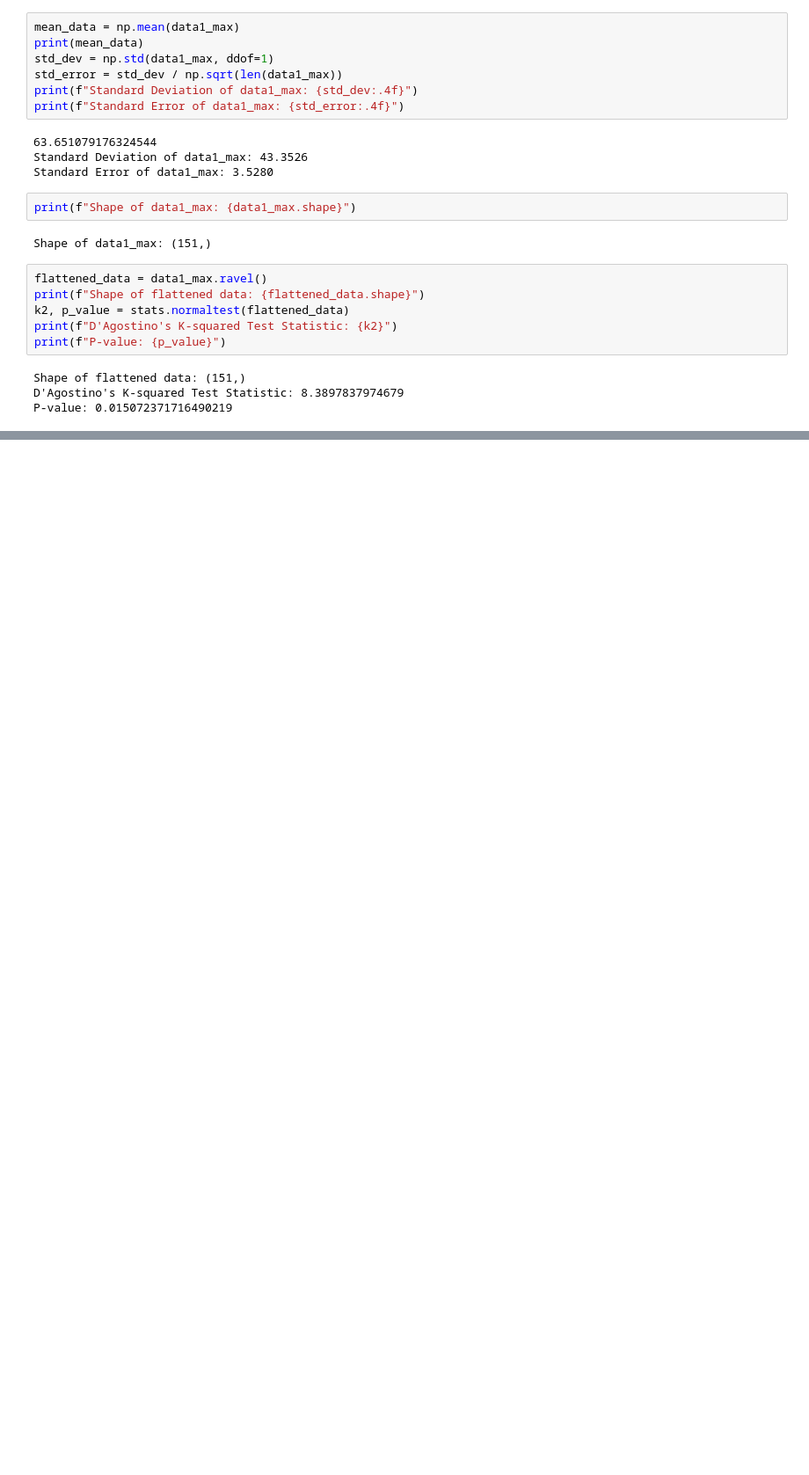
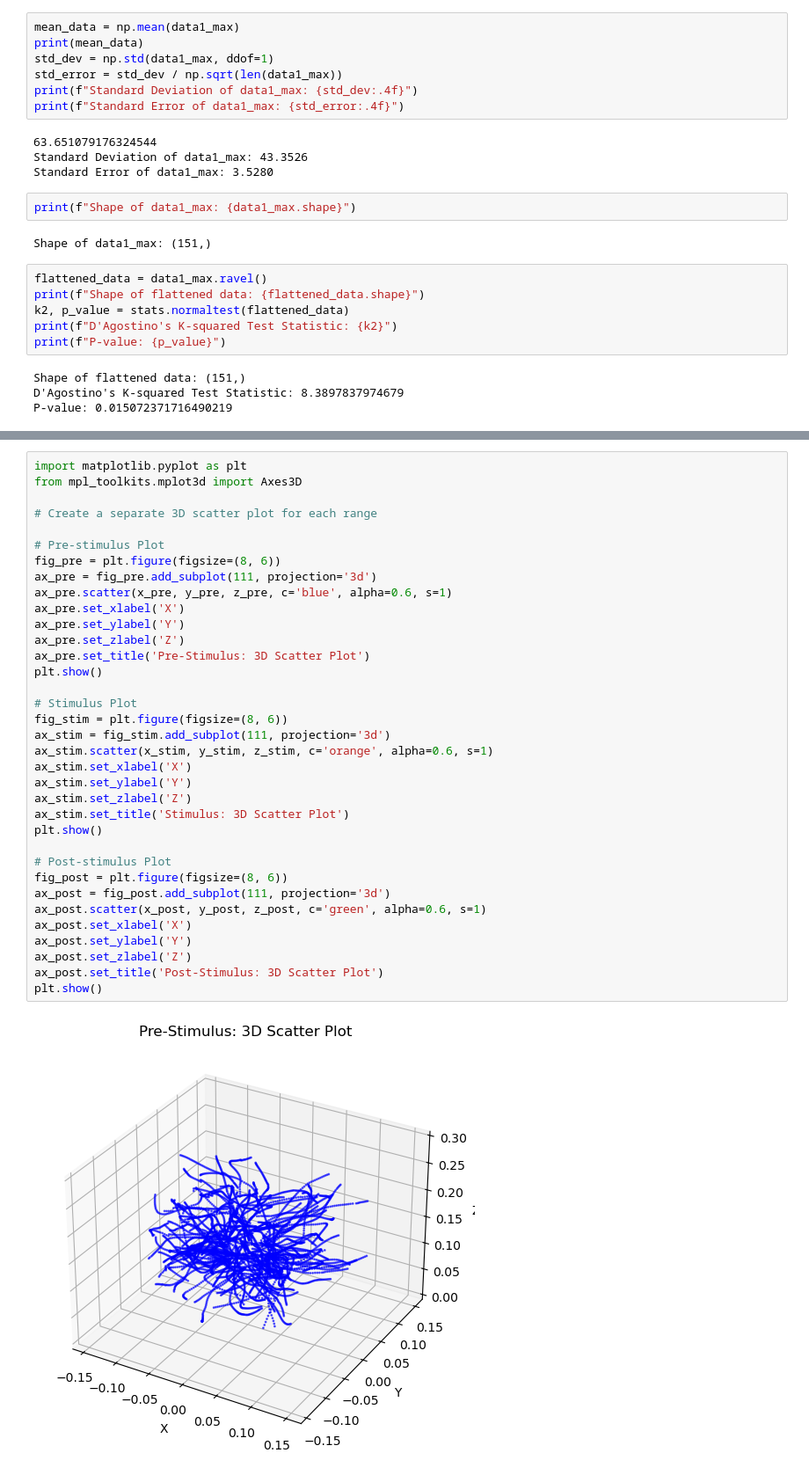
Before and after one commit to Shivammm123/FlyFlightBehavior, a Jupyter notebook: Free Flight Analysis Flies/J74xU68 Free Flight Experiment/240911 J74xU68 Free Flight Analysis/240911 J74xU68 Free Flight Analysis.ipynb, the cells around one changed output, grey strips where cells are left out. Shown at 88% size. Drawn from its saved outputs; the diff is of its cells as text; blank space fills up the shorter version.

```diff
--- a/Free Flight Analysis Flies/J74xU68 Free Flight Experiment/240911 J74xU68 Free Flight Analysis/240911 J74xU68 Free Flight Analysis.ipynb
+++ b/Free Flight Analysis Flies/J74xU68 Free Flight Experiment/240911 J74xU68 Free Flight Analysis/240911 J74xU68 Free Flight Analysis.ipynb
@@ -153,0 +220,37 @@ P-value: 0.015072371716490219
+# %%
+import matplotlib.pyplot as plt
+from mpl_toolkits.mplot3d import Axes3D
+
+# Create a separate 3D scatter plot for each range
+
+# Pre-stimulus Plot
+fig_pre = plt.figure(figsize=(8, 6))
+ax_pre = fig_pre.add_subplot(111, projection='3d')
+ax_pre.scatter(x_pre, y_pre, z_pre, c='blue', alpha=0.6, s=1)
+ax_pre.set_xlabel('X')
+ax_pre.set_ylabel('Y')
+ax_pre.set_zlabel('Z')
+ax_pre.set_title('Pre-Stimulus: 3D Scatter Plot')
+plt.show()
+
+# Stimulus Plot
+fig_stim = plt.figure(figsize=(8, 6))
+ax_stim = fig_stim.add_subplot(111, projection='3d')
+ax_stim.scatter(x_stim, y_stim, z_stim, c='orange', alpha=0.6, s=1)
+ax_stim.set_xlabel('X')
+ax_stim.set_ylabel('Y')
+ax_stim.set_zlabel('Z')
+ax_stim.set_title('Stimulus: 3D Scatter Plot')
+plt.show()
+
+# Post-stimulus Plot
+fig_post = plt.figure(figsize=(8, 6))
+ax_post = fig_post.add_subplot(111, projection='3d')
+ax_post.scatter(x_post, y_post, z_post, c='green', alpha=0.6, s=1)
+ax_post.set_xlabel('X')
+ax_post.set_ylabel('Y')
+ax_post.set_zlabel('Z')
+ax_post.set_title('Post-Stimulus: 3D Scatter Plot')
+plt.show()
+# %% [output]
+[figure, added]
```
Also changed, not shown: parts of 11 cells of this notebook, 2 other files.
